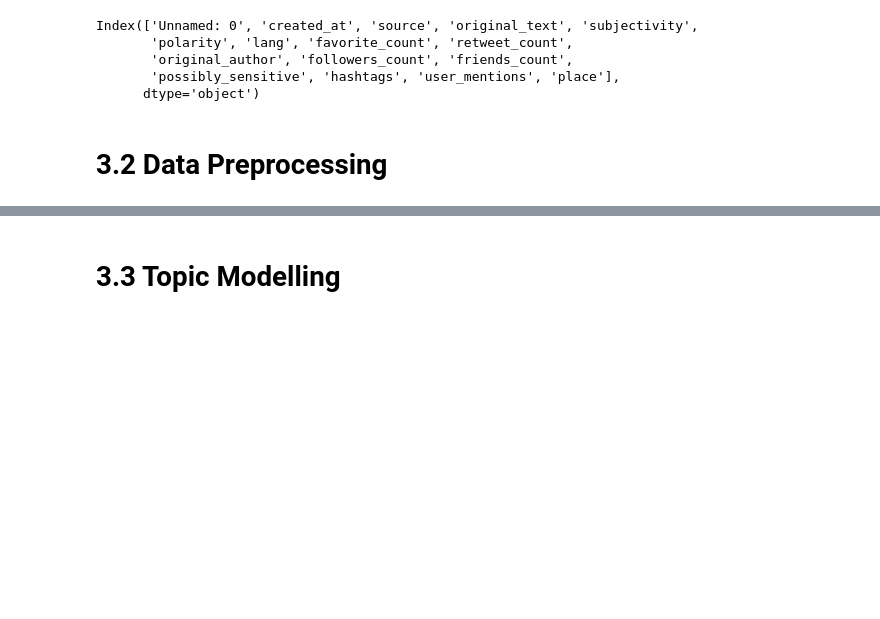
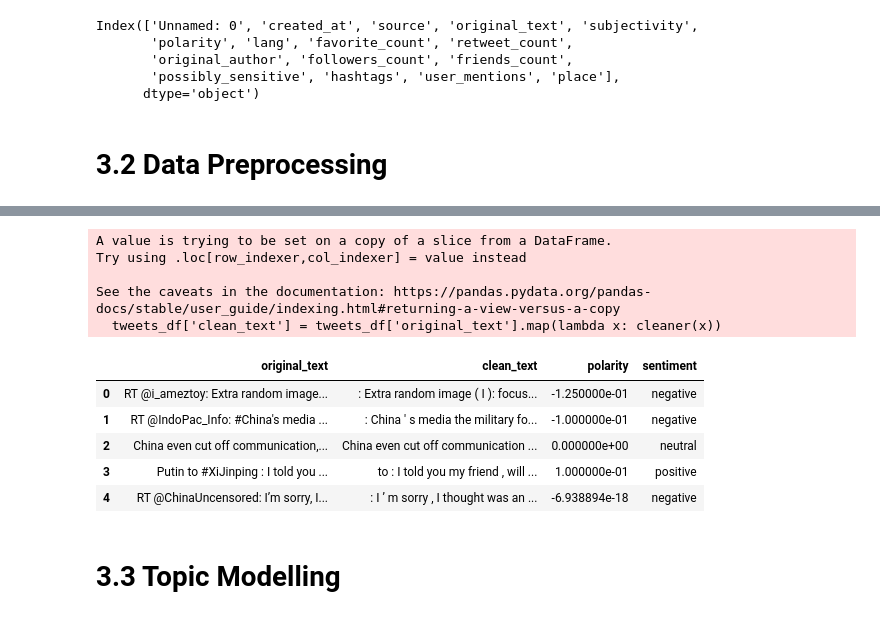
Before and after one commit to YohansSamuel/Twitter-Data-Analysis, a Jupyter notebook: task3_topic_modeling_and_sentiment_analysis..ipynb, the cells around one changed output, grey strips where cells are left out. Cells and saved outputs as stored; diff of their text form; code cells hidden in the pictures; blank space fills up the shorter version.

```diff
--- a/task3_topic_modeling_and_sentiment_analysis..ipynb
+++ b/task3_topic_modeling_and_sentiment_analysis..ipynb
@@ -92,0 +129,6 @@ tweets_df.head()
+# %%
+import re
+import emoji
+import nltk
+nltk.download('words')
+words = set(nltk.corpus.words.words())
@@ -92,0 +139,26 @@ tweets_df.head()
+# %%
+def cleaner(tweet):
+    tweet = re.sub("@[A-Za-z0-9]+","",tweet) #Remove @ sign
+    tweet = re.sub(r"(?:\@|http?\://|https?\://|www)\S+", "", tweet) #Remove http links
+    tweet = " ".join(tweet.split())
+    tweet = ''.join(c for c in tweet if c not in emoji.UNICODE_EMOJI) #Remove Emojis
+    tweet = tweet.replace("#", "").replace("_", " ") #Remove hashtag sign but keep the text
+    tweet = " ".join(w for w in nltk.wordpunct_tokenize(tweet) \
+         if w.lower() in words or not w.isalpha())
+    return tweet
+
+
+tweets_df['clean_text'] = tweets_df['original_text'].map(lambda x: cleaner(x))
+tweets_df.head()
+# %% [output]
+A value is trying to be set on a copy of a slice from a DataFrame.
+Try using .loc[row_indexer,col_indexer] = value instead
+
+See the caveats in the documentation: https://pandas.pydata.org/pandas-docs/stable/user_guide/indexing.html#returning-a-view-versus-a-copy
+  tweets_df['clean_text'] = tweets_df['original_text'].map(lambda x: cleaner(x))
+|  | original_text | clean_text | polarity | sentiment |
+| 0 | RT @i_ameztoy: Extra random image... | : Extra random image ( I ): focus... | -1.250000e-01 | negative |
+| 1 | RT @IndoPac_Info: #China's media ... | : China ' s media the military fo... | -1.000000e-01 | negative |
+| 2 | China even cut off communication,... | China even cut off communication ... | 0.000000e+00 | neutral |
+| 3 | Putin to #XiJinping : I told you ... | to : I told you my friend , will ... | 1.000000e-01 | positive |
+| 4 | RT @ChinaUncensored: I’m sorry, I... | : I ’ m sorry , I thought was an ... | -6.938894e-18 | negative |
```
Also changed, not shown: parts of 9 cells of this notebook.
